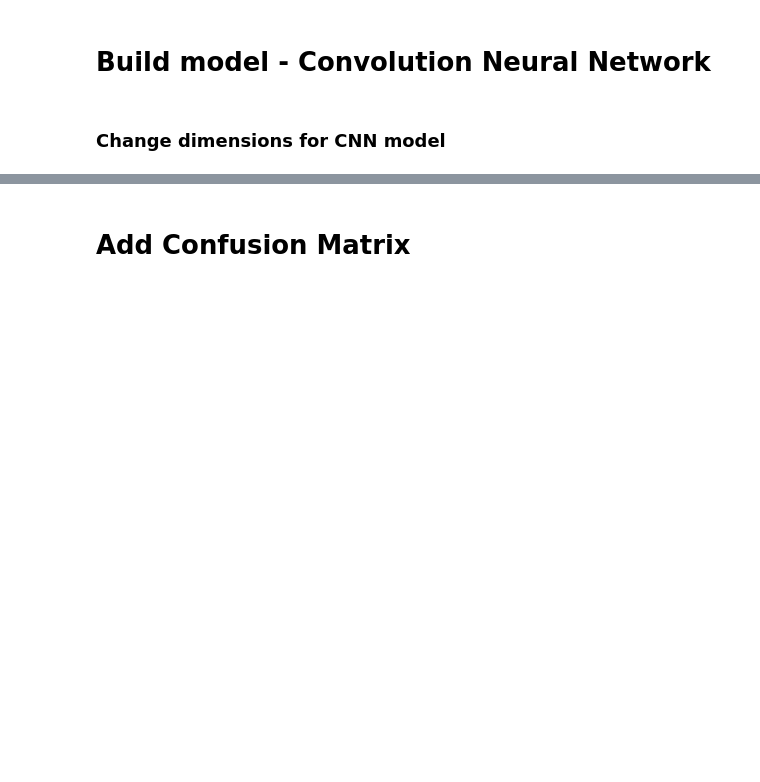
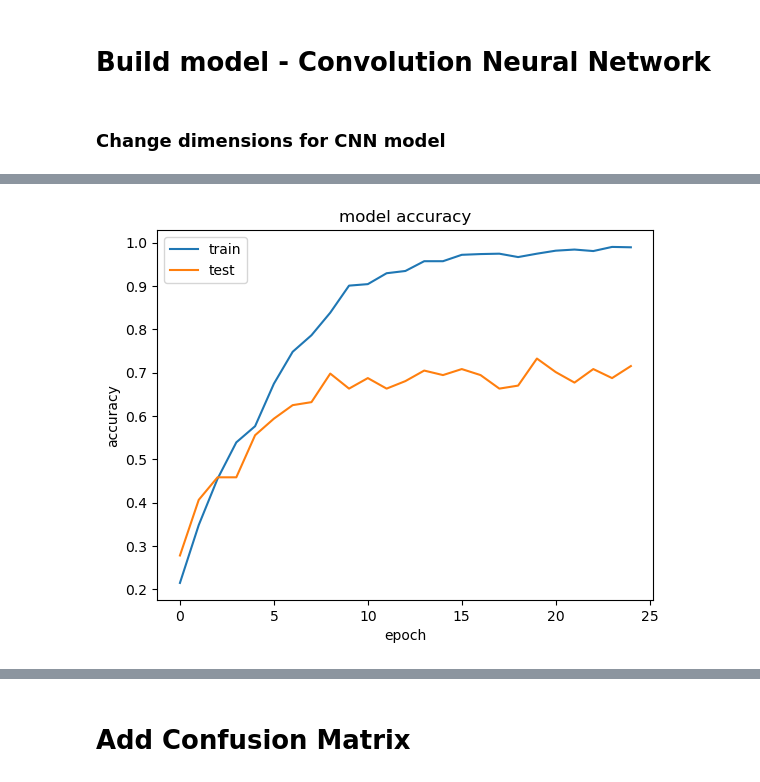
Before and after one commit to AprilHolmes7825/credit_card_fraud_project, a Jupyter notebook: speech_emotion_final_notebook.ipynb, the cells around one changed output, grey strips where cells are left out. Saved outputs shown, nothing was run; the diff lists cells and outputs as text; code cells hidden in the pictures; blank space fills up the shorter version.

```diff
--- a/speech_emotion_final_notebook.ipynb
+++ b/speech_emotion_final_notebook.ipynb
@@ -483,8 +340,7 @@ newdf_tess.columns
 # %%
-frames = [newdf_ravdess,newdf_tess]
+frames = [newdf_ravdess]
 
 final_dataframe = pd.concat(frames, ignore_index=True)
-final_dataframe.shape
 # %%
 #Check new and final dataframe
 final_dataframe
@@ -655,12 +655,14 @@ cnn_results = CNN_model.fit(x_traincnn, y_train_lb,
 # %%
 #Plot model accuracy over ephocs
-plt.plot(cnn_results.history['acc'])
-plt.plot(cnn_results.history['val_acc'])
+plt.plot(cnn_results.history['accuracy'])
+plt.plot(cnn_results.history['val_accuracy'])
 plt.title('model accuracy')
 plt.ylabel('accuracy')
 plt.xlabel('epoch')
 plt.legend(['train', 'test'], loc='upper left')
 plt.show()
+# %% [output]
+[figure, added]
 # %%
 # Calculate pre-training accuracy
 score = CNN_model.evaluate(x_testcnn, y_test_lb, verbose=1)
```
Also changed, not shown: parts of 54 cells of this notebook, 2 other files.
